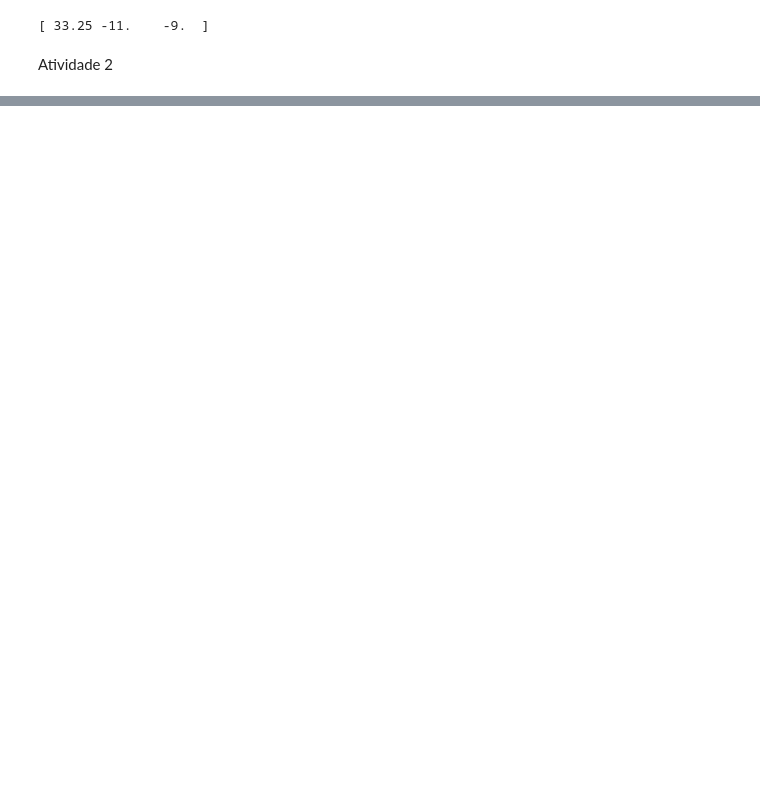
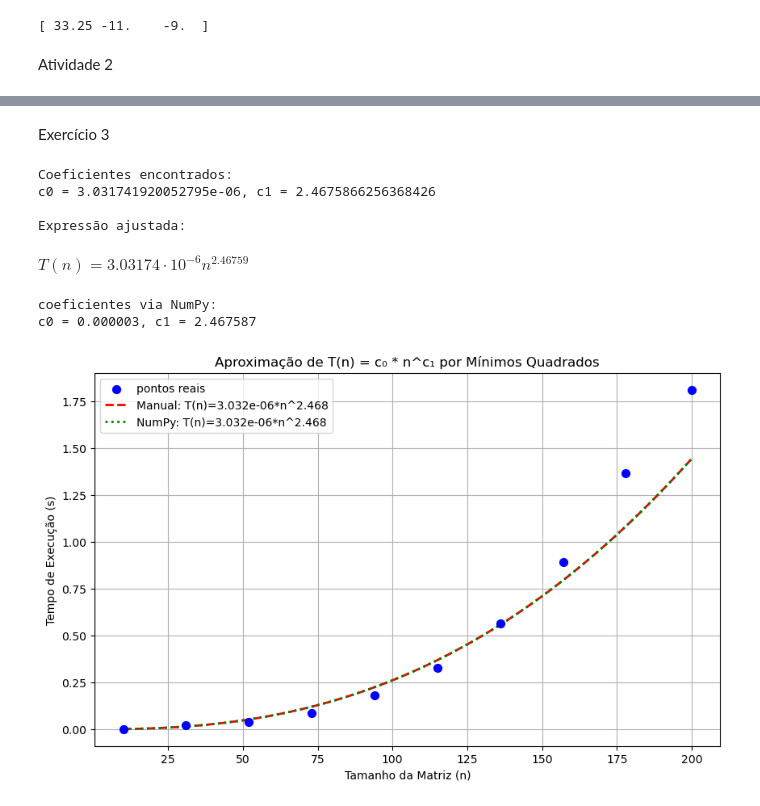
Before and after one commit to pedronalon/Trabalho03_Calculo_Numerico, a Jupyter notebook: Trabalho03.ipynb, the cells around one changed output, grey strips where cells are left out. Saved outputs shown, nothing was run; the diff lists cells and outputs as text; code cells hidden in the pictures; blank space fills up the shorter version.

Commit message:
implementação do método dos mínimos quadrados manual (chatinho de pensar)

```diff
--- a/Trabalho03.ipynb
+++ b/Trabalho03.ipynb
@@ -96,0 +102,75 @@ Tempo médio de execução para 10 eliminações: 0.508370 segundos
+# %% [markdown]
+Exercício 3
+# %%
+# Aproximação de T(n) = c0 * n^c1 usando linearização logarítmica
+x_values = np.array(n_values)
+y_values = np.array(times)  # Tempos de execução
+
+# log(T) = log(c0) + c1*log(n)
+log_x = np.log(x_values)
+log_y = np.log(y_values)
+
+# linear pois já é logaritmo
+grau = 1
+
+# matriz de vandermonde
+n_size = len(log_x)
+V = np.zeros((n_size, grau + 1))
+for i in range(n_size):
+    for j in range(grau + 1):
+        V[i, j] = log_x[i] ** j
+
+
+A = np.dot(V.T, V)
+b = np.dot(V.T, log_y)
+
+
+c_manual = gaussianElimination(A, b)
+log_c0 = c_manual[0]  # c0 log
+c1 = c_manual[1]      # c1 normal
+c0 = np.exp(log_c0)   # c0 = e^(log_c0)
+
+print(f"Coeficientes encontrados:\nc0 = {c0}, c1 = {c1}\n")
+
+
+c0_rounded = float(f"{c0:.6g}")
+c1_rounded = float(f"{c1:.6g}")
+
+# só pra apresentar melhor
+n = sp.symbols('n')
+T = sp.Function('T')
+T_n = c0_rounded * n**c1_rounded
+
+print("Expressão ajustada: ")
+display(sp.Eq(T(n), T_n))
+
+# comparação com np.polyfit
+coef_numpy = np.polyfit(log_x, log_y, 1)
+c1_numpy = coef_numpy[0]
+c0_numpy = np.exp(coef_numpy[1])
+print(f"coeficientes via NumPy:  \nc0 = {c0_numpy:.6f}, c1 = {c1_numpy:.6f}")
+
+
+x_fit = np.linspace(min(x_values), max(x_values), 100)
+y_manual = c0 * (x_fit ** c1)
+y_numpy = c0_numpy * (x_fit ** c1_numpy)
+
+plt.figure(figsize=(10, 6))
+plt.scatter(x_values, y_values, label='pontos reais', color='blue', s=50, zorder=3)
+plt.plot(x_fit, y_manual, label=f'Manual: T(n)={c0:.3e}*n^{c1:.3f}', linestyle='--', color='red', linewidth=2)
+plt.plot(x_fit, y_numpy, label=f'NumPy: T(n)={c0_numpy:.3e}*n^{c1_numpy:.3f}', linestyle=':', color='green', linewidth=2)
+plt.title('Aproximação de T(n) = c₀ * n^c₁ por Mínimos Quadrados')
+plt.xlabel('Tamanho da Matriz (n)')
+plt.ylabel('Tempo de Execução (s)')
+plt.legend()
+plt.grid()
+plt.show()
+# %% [output]
+Coeficientes encontrados:
+c0 = 3.031741920052795e-06, c1 = 2.4675866256368426
+
+Expressão ajustada:
+$\displaystyle T{\left(n \right)} = 3.03174 \cdot 10^{-6} n^{2.46759}$
+coeficientes via NumPy:
+c0 = 0.000003, c1 = 2.467587
+[figure, added]
```
Also changed, not shown: parts of 2 cells of this notebook.
